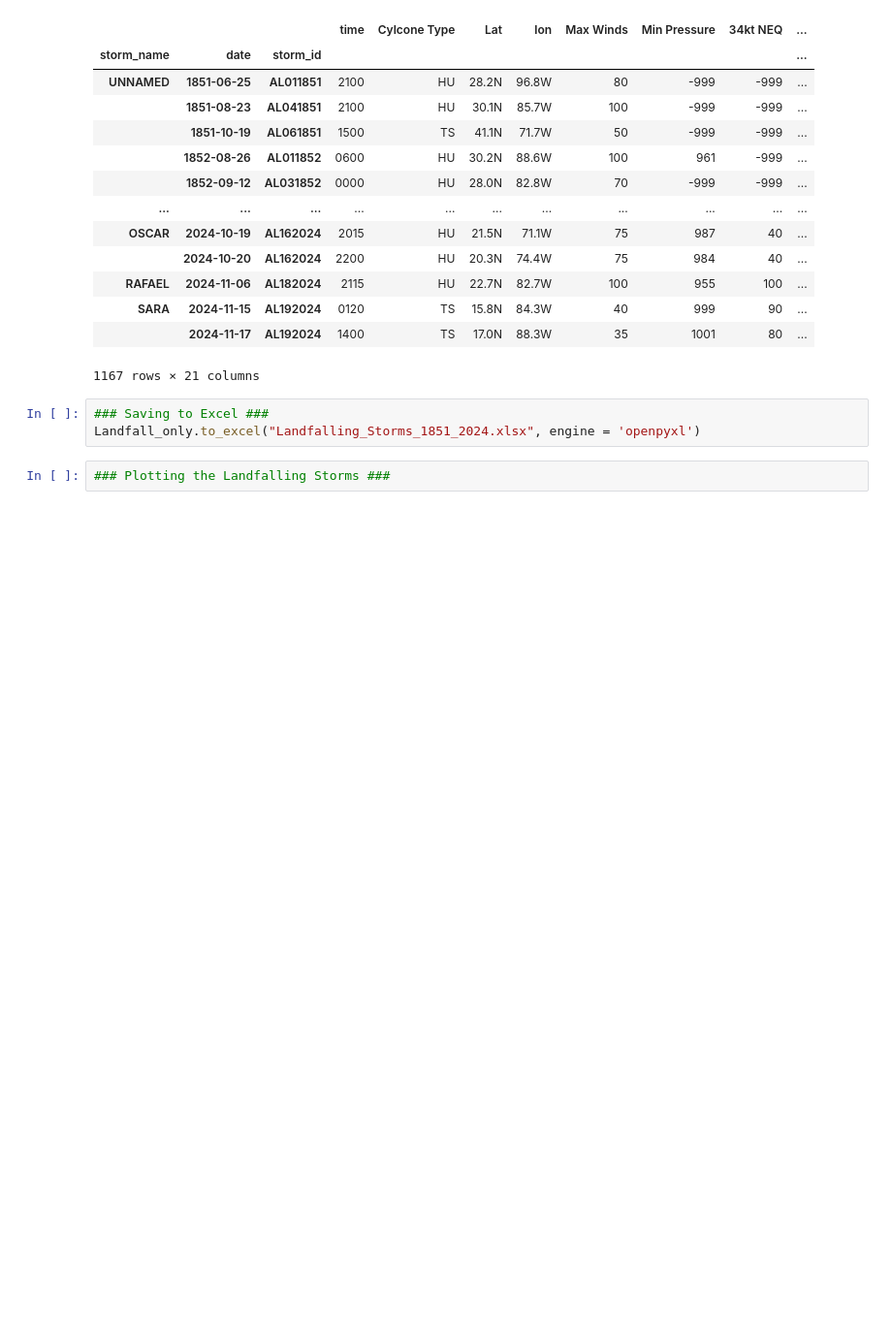
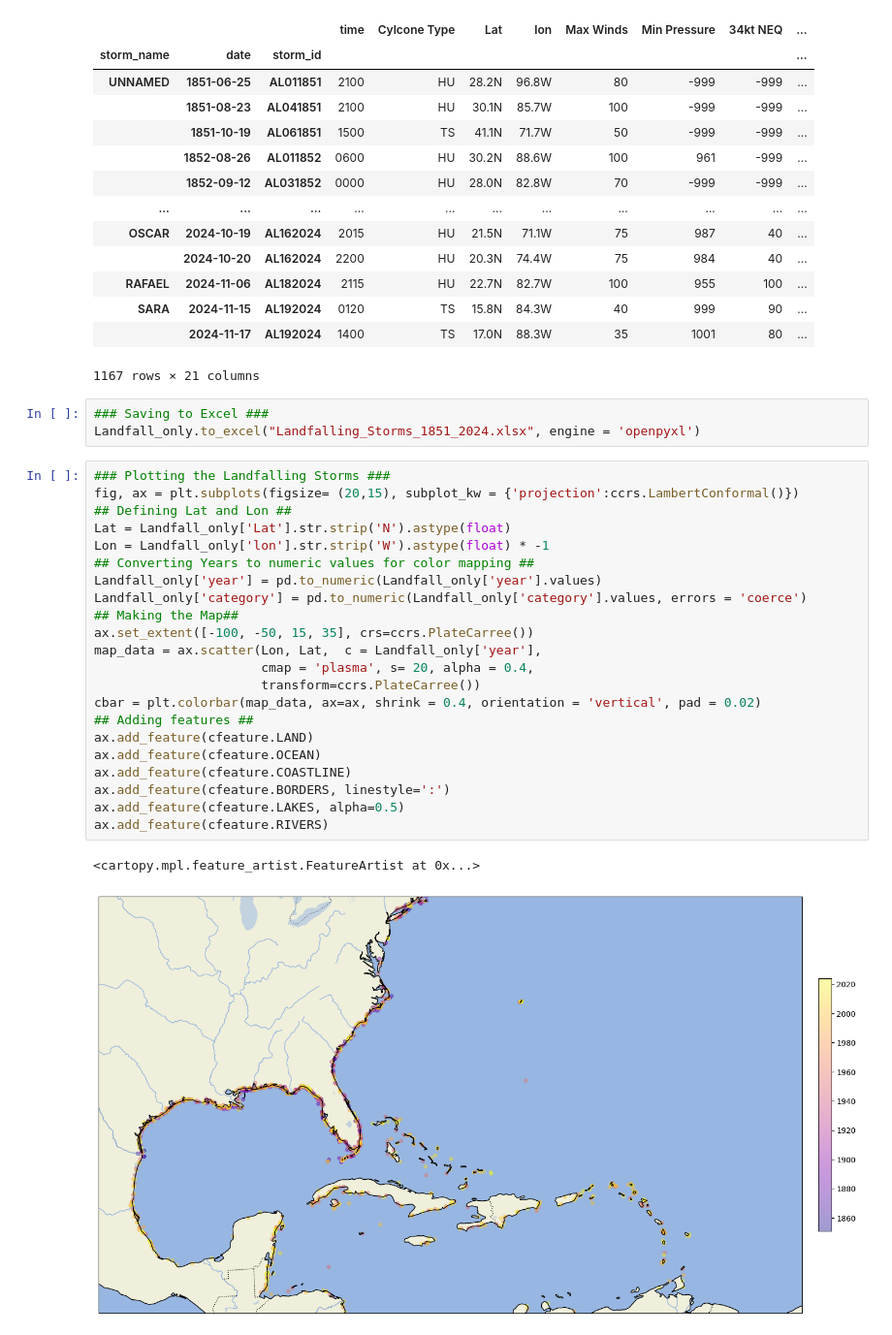
Before and after one commit to EP-Shark/Meteorology-Research-Dr.-Misra-, a Jupyter notebook: Hurdat2_analysis.ipynb, the cells around one changed output. Shown at 97% size. Drawn from its saved outputs; the diff is of its cells as text; blank space fills up the shorter version.

Commit message:
added code for plotting all the landfalling hurricanes

```diff
--- a/Hurdat2_analysis.ipynb
+++ b/Hurdat2_analysis.ipynb
@@ -102,3 +102,26 @@ Landfall_only
 Landfall_only.to_excel("Landfalling_Storms_1851_2024.xlsx", engine = 'openpyxl')
 # %%
 ### Plotting the Landfalling Storms ###
+fig, ax = plt.subplots(figsize= (20,15), subplot_kw = {'projection':ccrs.LambertConformal()})
+## Defining Lat and Lon ##
+Lat = Landfall_only['Lat'].str.strip('N').astype(float)
+Lon = Landfall_only['lon'].str.strip('W').astype(float) * -1
+## Converting Years to numeric values for color mapping ##
+Landfall_only['year'] = pd.to_numeric(Landfall_only['year'].values)
+Landfall_only['category'] = pd.to_numeric(Landfall_only['category'].values, errors = 'coerce')
+## Making the Map##
+ax.set_extent([-100, -50, 15, 35], crs=ccrs.PlateCarree())
+map_data = ax.scatter(Lon, Lat,  c = Landfall_only['year'],
+                      cmap = 'plasma', s= 20, alpha = 0.4,
+                      transform=ccrs.PlateCarree())
+cbar = plt.colorbar(map_data, ax=ax, shrink = 0.4, orientation = 'vertical', pad = 0.02)
+## Adding features ##
+ax.add_feature(cfeature.LAND)
+ax.add_feature(cfeature.OCEAN)
+ax.add_feature(cfeature.COASTLINE)
+ax.add_feature(cfeature.BORDERS, linestyle=':')
+ax.add_feature(cfeature.LAKES, alpha=0.5)
+ax.add_feature(cfeature.RIVERS)
+# %% [output]
+<cartopy.mpl.feature_artist.FeatureArtist at 0x...>
+[figure, added]
```
